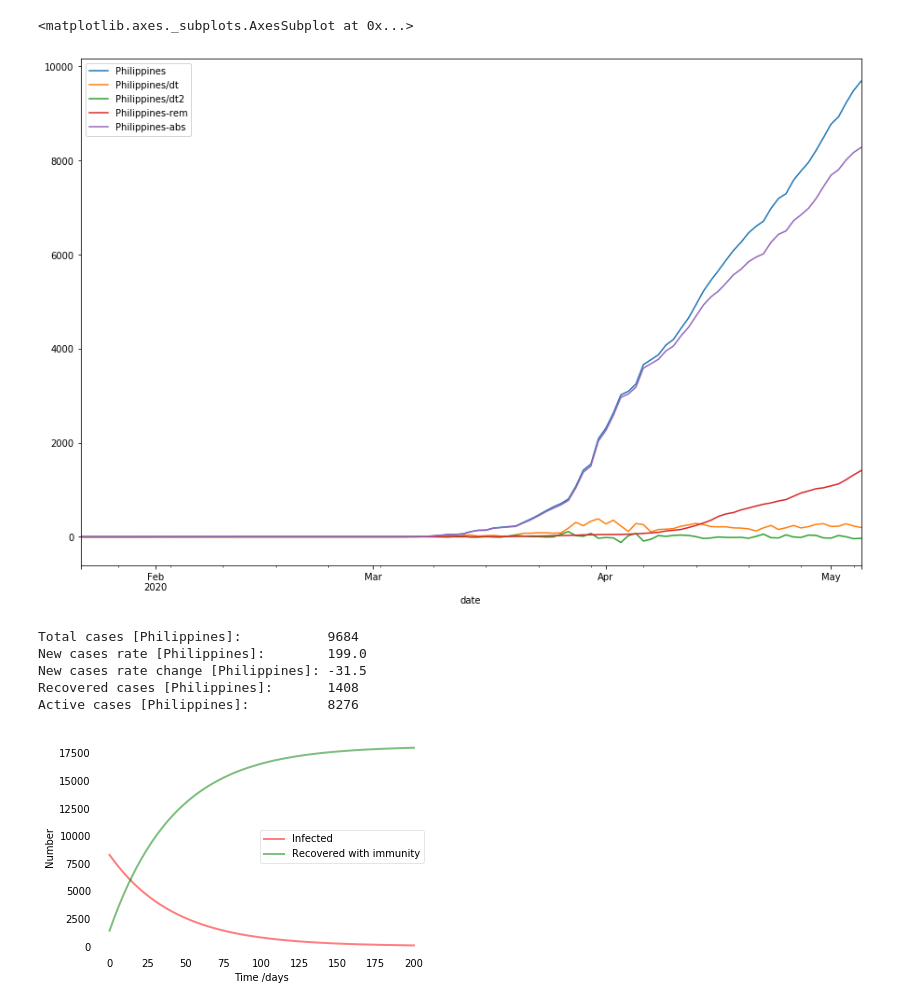
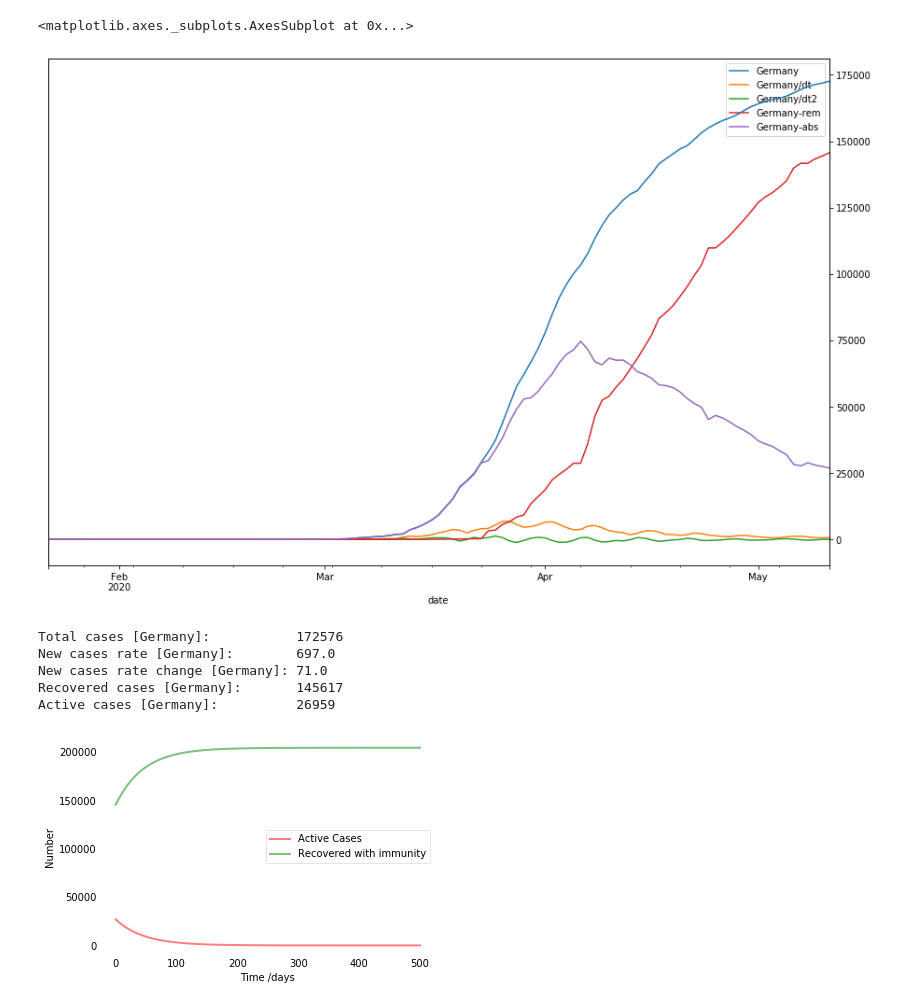
Before and after one commit to kschwank/corona-notebook, a Jupyter notebook: CoronaDevelopment.ipynb, the cells around one changed output. Saved outputs shown, nothing was run; the diff lists cells and outputs as text; code cells hidden in the pictures.

```diff
--- a/CoronaDevelopment.ipynb
+++ b/CoronaDevelopment.ipynb
@@ -11,7 +11,8 @@ url = 'https://pomber.github.io/covid19/timeseries.json'
 filedata = requests.get(url)
 data = json.loads(filedata.content)
 # %%
-country = 'Philippines' # e.g., 'US', 'Italy', 'Philippines'
+country = 'Germany' # e.g., 'US', 'Italy', 'Philippines'
+averages = 1
 
 df = pd.DataFrame()
 df['date'] = [m['date'] for m in data[country]]
@@ -24,10 +25,10 @@ df[country + '/dt2'] = np.gradient(df.get(country + '/dt','confirmed'))
 df[country + '-rem'] = [m['recovered'] for m in data[country]]
 df[country + '-abs'] = df[country] - df[country + '-rem']
 # %%
-df.plot(figsize=(15,10))
+df.plot(figsize=(15,10), yticks=df[country], secondary_y=True, mark_right=False)
 # %% [output]
 <matplotlib.axes._subplots.AxesSubplot at 0x...>
-[figure, old version]
+[figure, new version]
 # %%
 print("Total cases [{0}]:           {1}".format(country, df[country][-1]))
 print("New cases rate [{0}]:        {1}".format(country, df[country + '/dt'][-1]))
@@ -35,11 +36,11 @@ print("New cases rate change [{0}]: {1}".format(country, df[country + '/dt2'][-1
 print("Recovered cases [{0}]:       {1}".format(country, df[country + '-rem'][-1]))
 print("Active cases [{0}]:          {1}".format(country, df[country + '-abs'][-1]))
 # %% [output]
-Total cases [Philippines]:           9684
-New cases rate [Philippines]:        199.0
-New cases rate change [Philippines]: -31.5
-Recovered cases [Philippines]:       1408
-Active cases [Philippines]:          8276
+Total cases [Germany]:           172576
+New cases rate [Germany]:        697.0
+New cases rate change [Germany]: 71.0
+Recovered cases [Germany]:       145617
+Active cases [Germany]:          26959
 # %%
 intensive_care_capacity = 30000
 intensive_care_factor = 1/100
@@ -64,7 +65,7 @@ S0 = N - I0 - R0
 # Contact rate, beta, and mean recovery rate, gamma, (in 1/days).
 beta, gamma = beta_de, 1./infection_duration_days
 # A grid of time points (in days)
-t = np.linspace(0, 200, 200)
+t = np.linspace(0, 500, 500)
 
 # The SIR model differential equations.
 def deriv(y, t, N, beta, gamma):
@@ -83,8 +84,8 @@ S, I, R = ret.T
 # Plot the data on three separate curves for S(t), I(t) and R(t)
 fig = plt.figure(facecolor='w')
 ax = fig.add_subplot(111, axisbelow=True)
-# ax.plot(t, S, 'b', alpha=0.5, lw=2, label='Susceptible')
-ax.plot(t, I, 'r', alpha=0.5, lw=2, label='Infected')
+#ax.plot(t, S, 'b', alpha=0.5, lw=2, label='Susceptible')
+ax.plot(t, I, 'r', alpha=0.5, lw=2, label='Active Cases')
 ax.plot(t, R, 'g', alpha=0.5, lw=2, label='Recovered with immunity')
 ax.set_xlabel('Time /days')
 ax.set_ylabel('Number')
@@ -98,7 +99,7 @@ for spine in ('top', 'right', 'bottom', 'left'):
     ax.spines[spine].set_visible(False)
 plt.show()
 # %% [output]
-[figure, old version]
+[figure, new version]
 # %%
 df_pred = pd.DataFrame([df['{0}-abs'.format(country)].append(pd.Series(I)),
                         df['{0}-rem'.format(country)].append(pd.Series(R))])
```
Also changed, not shown: parts of 2 cells of this notebook.
